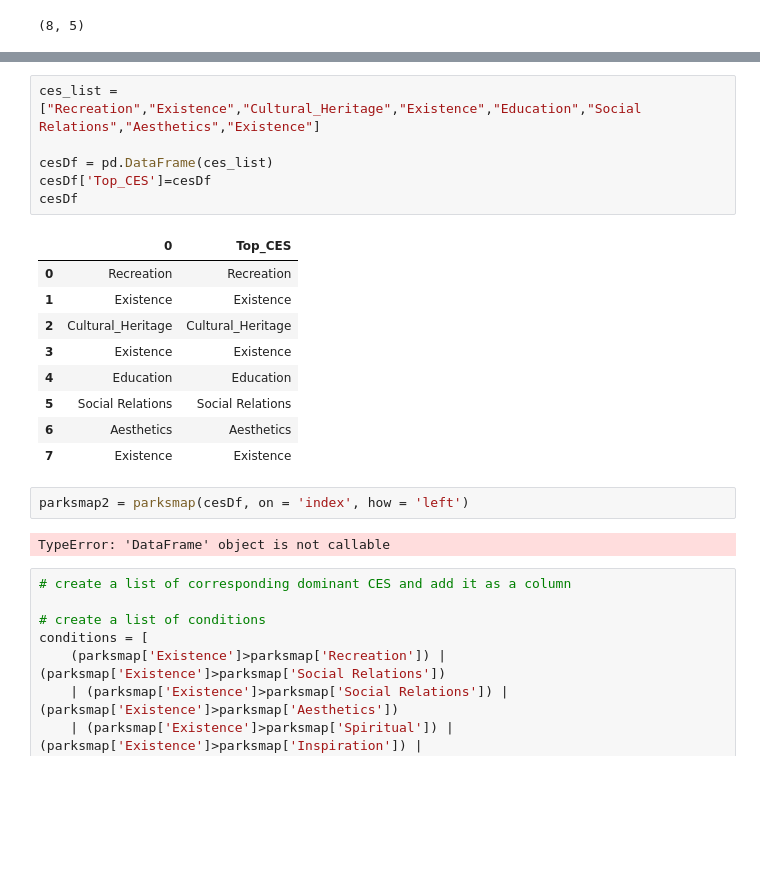
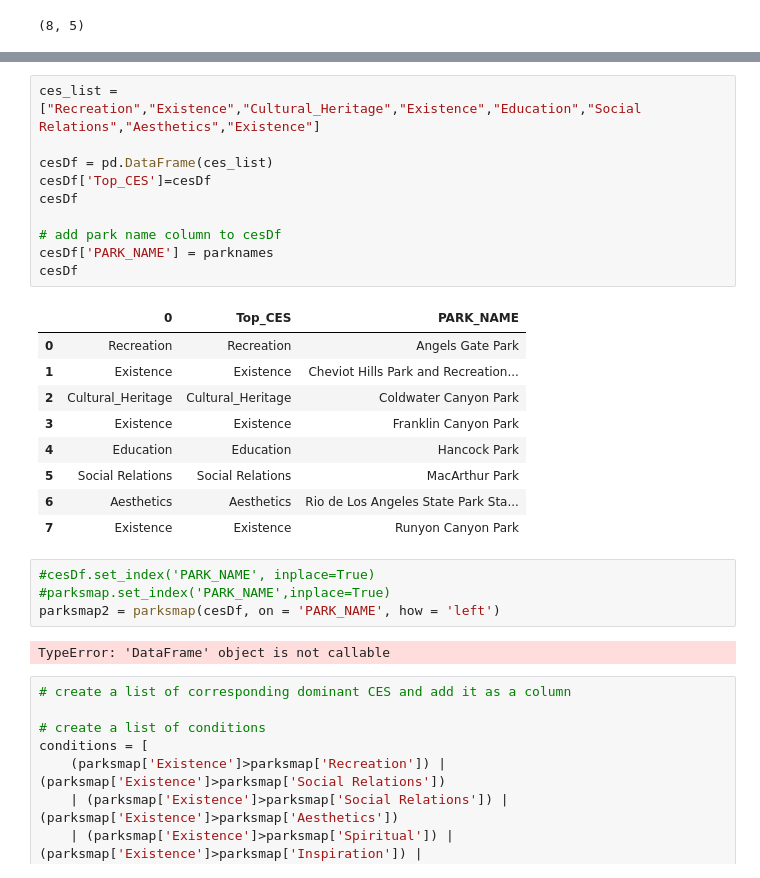
Before and after one commit to mlrog/LaParks_NLP, a Jupyter notebook: 3 - Individual Parks-Morgan.ipynb, the cells around one changed output, grey strips where cells are left out. Cells and saved outputs as stored; diff of their text form; blank space fills up the shorter version.

```diff
--- a/3 - Individual Parks-Morgan.ipynb
+++ b/3 - Individual Parks-Morgan.ipynb
@@ -312,23 +365,29 @@ parksmap
 # %%
 ces_list = ["Recreation","Existence","Cultural_Heritage","Existence","Education","Social Relations","Aesthetics","Existence"]
 
 cesDf = pd.DataFrame(ces_list)
 cesDf['Top_CES']=cesDf
 cesDf
+
+# add park name column to cesDf
+cesDf['PARK_NAME'] = parknames
+cesDf
 # %% [output]
-|  | 0 | Top_CES |
-| 0 | Recreation | Recreation |
-| 1 | Existence | Existence |
-| 2 | Cultural_Heritage | Cultural_Heritage |
-| 3 | Existence | Existence |
-| 4 | Education | Education |
-| 5 | Social Relations | Social Relations |
-| 6 | Aesthetics | Aesthetics |
-| 7 | Existence | Existence |
+|  | 0 | Top_CES | PARK_NAME |
+| 0 | Recreation | Recreation | Angels Gate Park |
+| 1 | Existence | Existence | Cheviot Hills Park and Recreation... |
+| 2 | Cultural_Heritage | Cultural_Heritage | Coldwater Canyon Park |
+| 3 | Existence | Existence | Franklin Canyon Park |
+| 4 | Education | Education | Hancock Park |
+| 5 | Social Relations | Social Relations | MacArthur Park |
+| 6 | Aesthetics | Aesthetics | Rio de Los Angeles State Park Sta... |
+| 7 | Existence | Existence | Runyon Canyon Park |
-# %%
-parksmap2 = parksmap(cesDf, on = 'index', how = 'left')
-# %% [output]
-TypeError: 'DataFrame' object is not callable
+# %%
+#cesDf.set_index('PARK_NAME', inplace=True)
+#parksmap.set_index('PARK_NAME',inplace=True)
+parksmap2 = parksmap(cesDf, on = 'PARK_NAME', how = 'left')
+# %% [output]
+TypeError: 'DataFrame' object is not callable
 # %%
 # create a list of corresponding dominant CES and add it as a column
 
```
Also changed, not shown: parts of 10 cells of this notebook.
